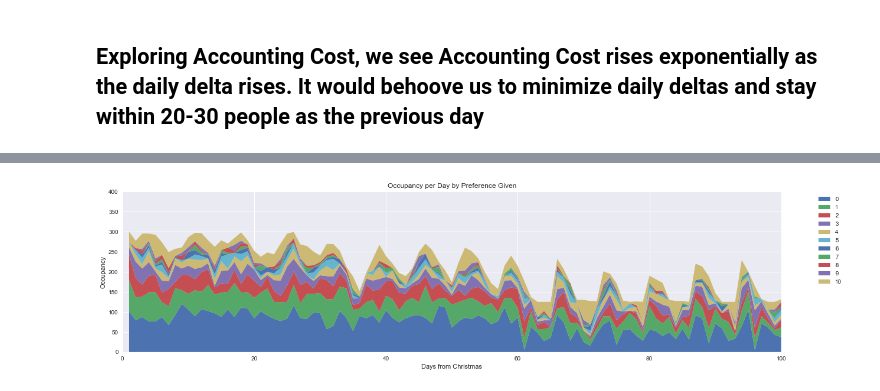
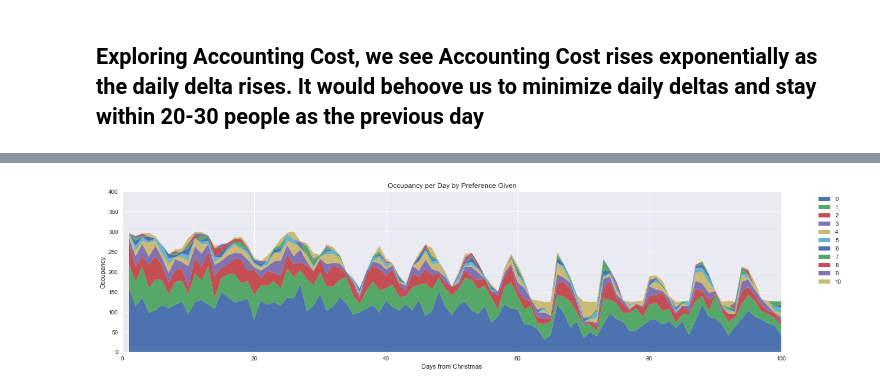
Before and after one commit to tdrumhel1/santa, a Jupyter notebook: v3-santa.ipynb, the cells around one changed output, grey strips where cells are left out. Saved outputs shown, nothing was run; the diff lists cells and outputs as text; code cells hidden in the pictures.

```diff
--- a/v3-santa.ipynb
+++ b/v3-santa.ipynb
@@ -402,7 +360,7 @@ columns = ['choice_0','choice_1','choice_2','choice_3','choice_4',\
 
 max_count = 225 # Setting this too may not allow you to add ideal preferences to the right days due to daily limits
 min_count = 125
-max_daily_change = 30
+max_daily_change = 100
 
 for index,row in submission2.iterrows():
     pref = 0
@@ -668,37 +585,37 @@ labels = list(np.sort(submission2.preference.unique()))
 
 # Creating individual lists for each preference (required for stacked plot)
 pref_0 = pref_count(submission2,0)
 pref_1 = pref_count(submission2,1)
 pref_2 = pref_count(submission2,2)
 pref_3 = pref_count(submission2,3)
 pref_4 = pref_count(submission2,4)
 pref_5 = pref_count(submission2,5)
 pref_6 = pref_count(submission2,6)
 pref_7 = pref_count(submission2,7)
 pref_8 = pref_count(submission2,8)
 pref_9 = pref_count(submission2,9)
 pref_10 = pref_count(submission2,10)
 
 # Getting days from Occupancy dataframe
 x = list(range(1,101))
 
 # Setting figure
 fig, ax1 = plt.subplots(figsize=(20,5))
 
 # Formatting plot area
-ax1.set_xlabel('Days from Christmas')
-ax1.set_ylabel('Occupancy')
+ax1.set_xlabel('Days from Christmas',fontsize=14)
+ax1.set_ylabel('Occupancy',fontsize=14)
+ax1.set_title('Occupancy per Day by Preference Given',fontsize=14)
 ax1.set_ylim(0,400)
 ax1.set_xlim(0,100)
 
 # Creating plot
 ax1.stackplot(x,pref_0,pref_1,pref_2,pref_3,pref_4,pref_5,pref_6,pref_7,pref_8,pref_9,pref_10,labels=labels)
 ax1.legend(loc=1,bbox_to_anchor=(1.1, 1))
-ax1.set_title('Occupancy per Day by Preference Given')
 
 plt.show()
 # %% [output]
-[figure, old version]
+[figure, new version]
 # %%
 # Iterate to lower the cost
 
```
Also changed, not shown: parts of 27 cells of this notebook.
